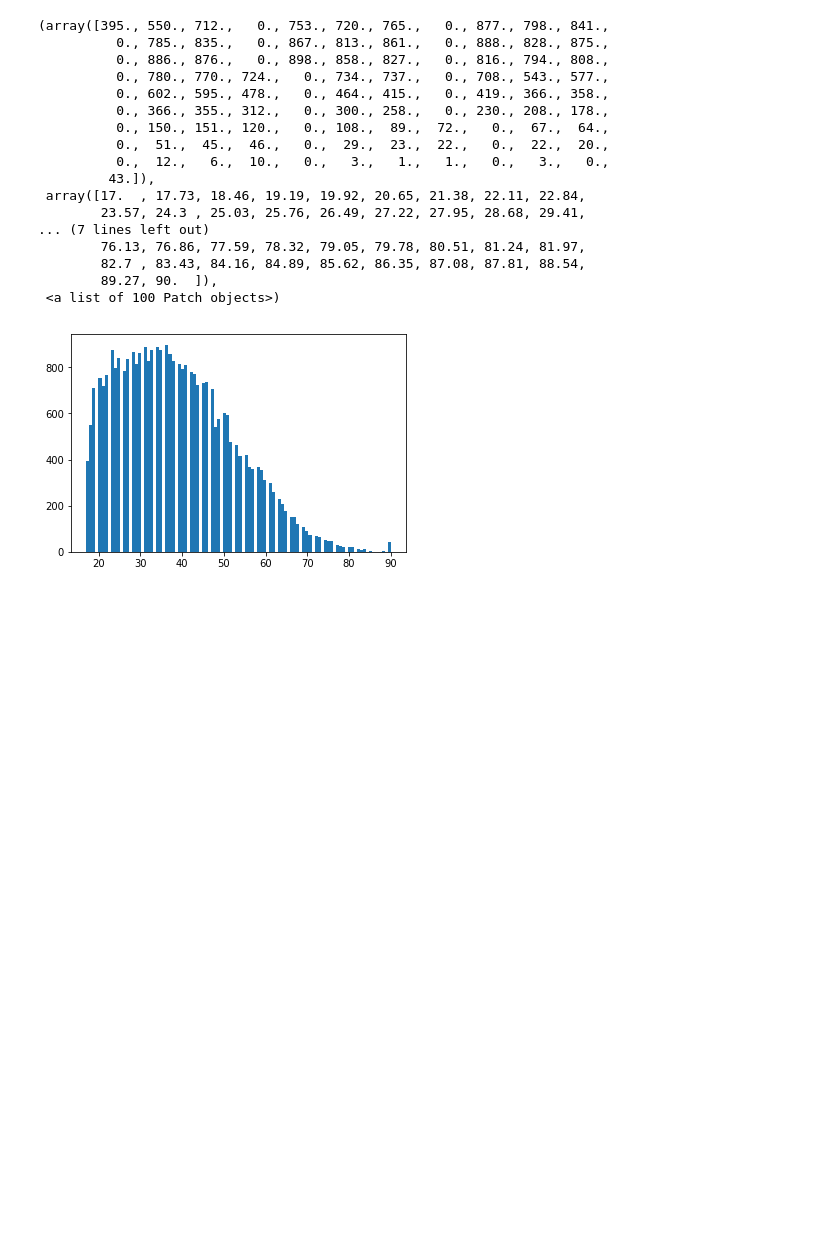
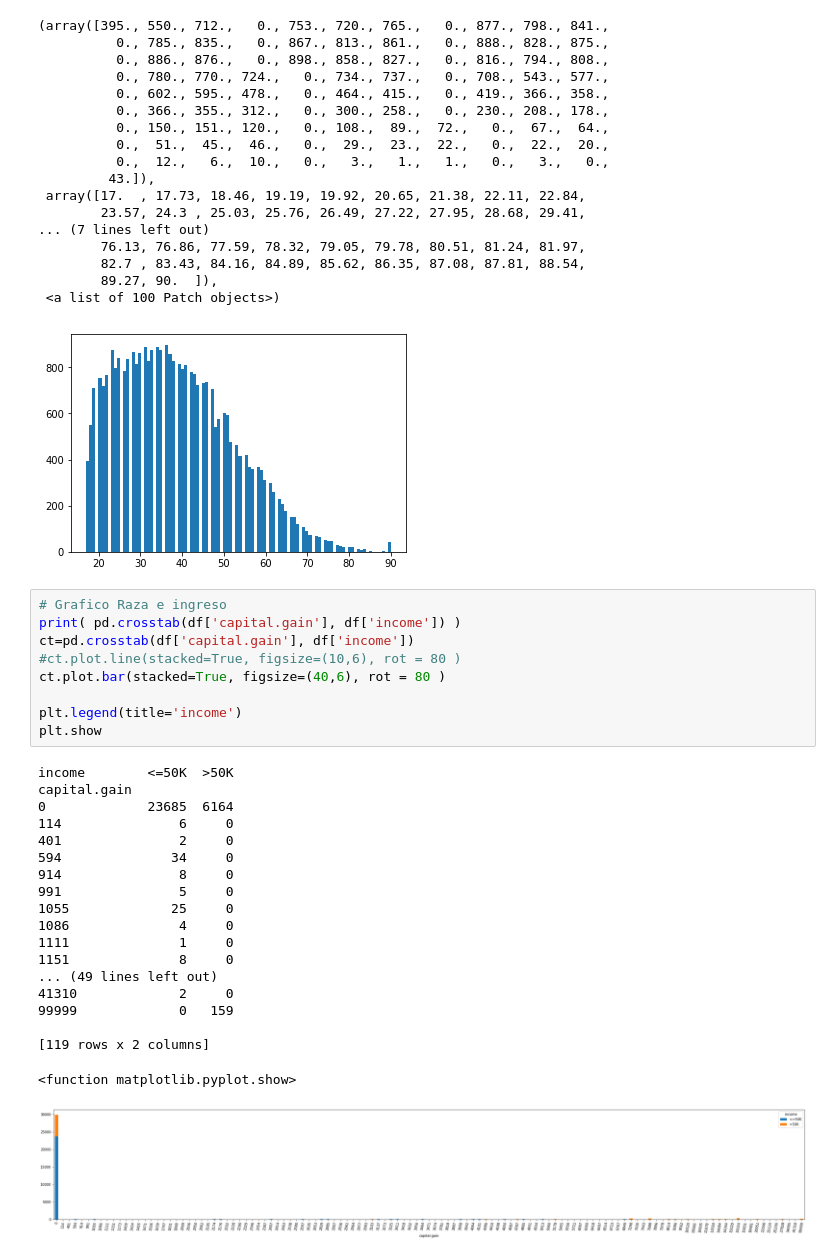
Before and after one commit to fepineda/AnalisisCensos, a Jupyter notebook: RedesNeuronales.ipynb, the cells around one changed output. Cells and saved outputs as stored; diff of their text form; blank space fills up the shorter version.

```diff
--- a/RedesNeuronales.ipynb
+++ b/RedesNeuronales.ipynb
@@ -267,3 +291,32 @@ plt.hist(df['age'].dropna(), bins=100)
         89.27, 90.  ]),
  <a list of 100 Patch objects>)
 [figure]
+# %%
+# Grafico Raza e ingreso
+print( pd.crosstab(df['capital.gain'], df['income']) )
+ct=pd.crosstab(df['capital.gain'], df['income'])
+#ct.plot.line(stacked=True, figsize=(10,6), rot = 80 )
+ct.plot.bar(stacked=True, figsize=(40,6), rot = 80 )
+
+plt.legend(title='income')
+plt.show
+# %% [output]
+income        <=50K  >50K
+capital.gain
+0             23685  6164
+114               6     0
+401               2     0
+594              34     0
+914               8     0
+991               5     0
+1055             25     0
+1086              4     0
+1111              1     0
+1151              8     0
+... (49 lines left out)
+41310             2     0
+99999             0   159
+
+[119 rows x 2 columns]
+<function matplotlib.pyplot.show>
+[figure, added]
```
Also changed, not shown: parts of 4 cells of this notebook.
